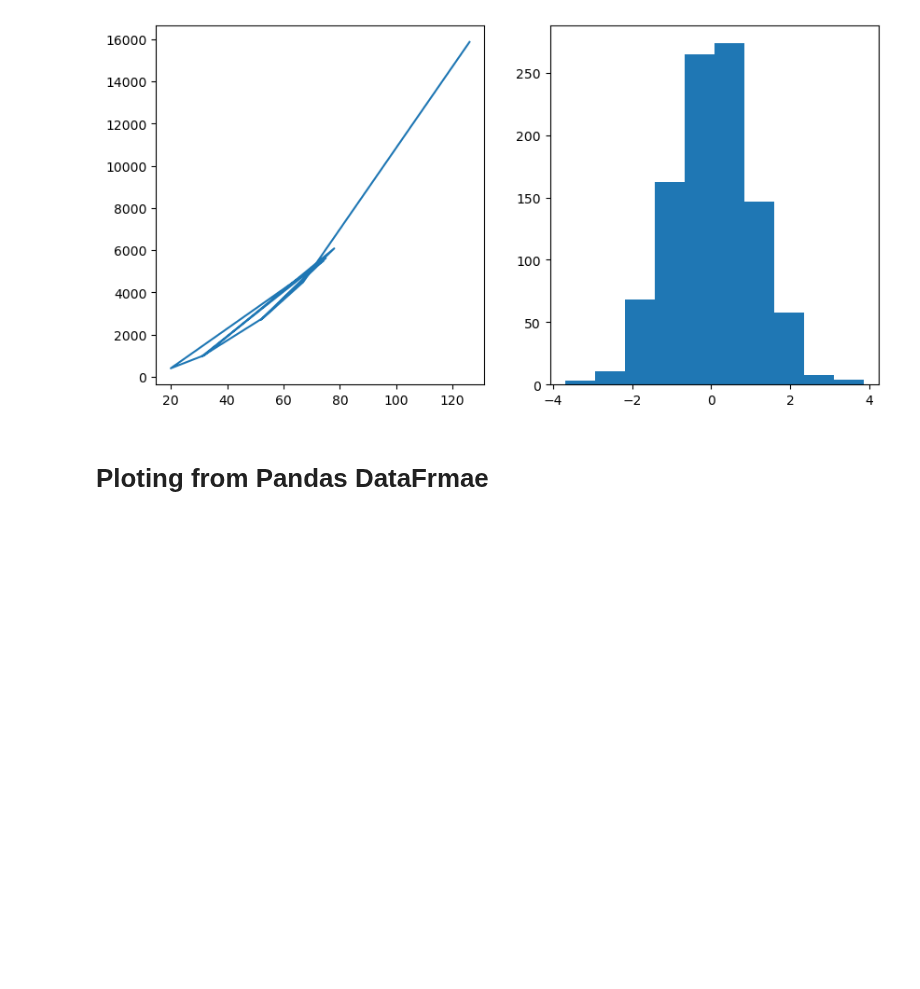
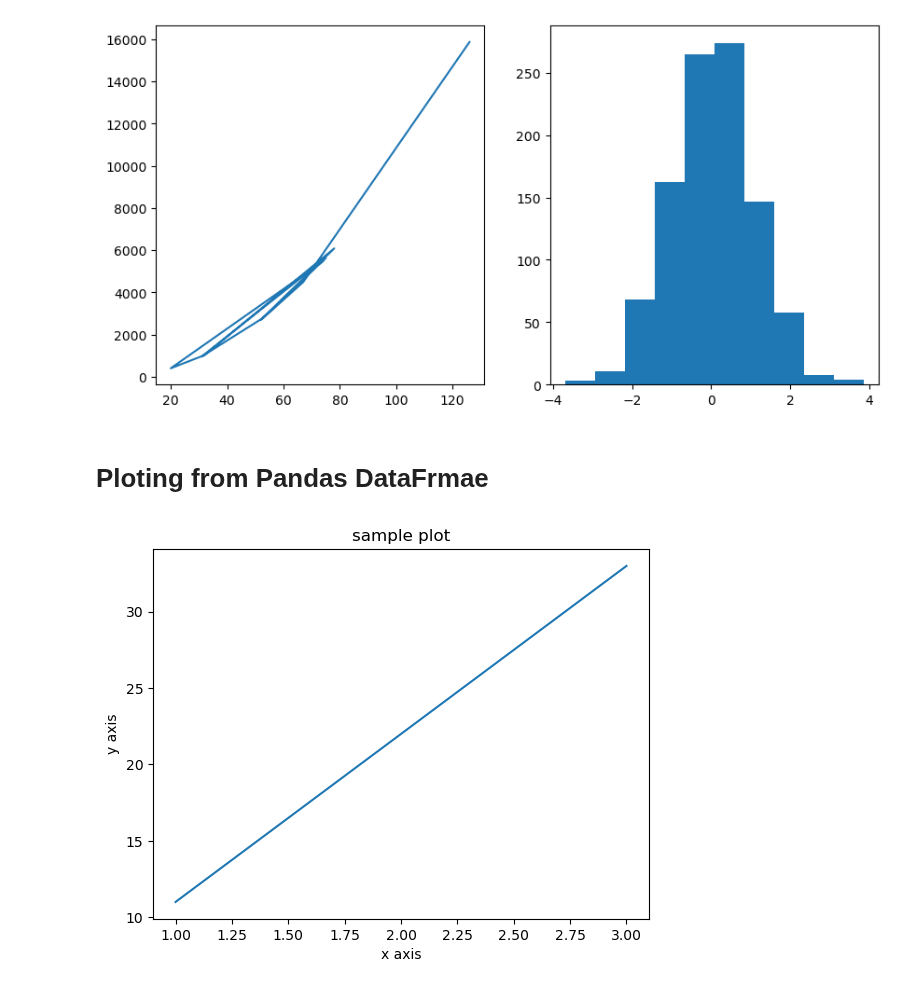
Before and after one commit to adityash97/DataScience, a Jupyter notebook: matplotlib.ipynb, the cells around one changed output. Drawn from its saved outputs; the diff is of its cells as text; code cells hidden in the pictures; blank space fills up the shorter version.

```diff
--- a/matplotlib.ipynb
+++ b/matplotlib.ipynb
@@ -130,0 +136,7 @@ ax[1].hist(np.random.randn(1000));
+# %%
+fig,ax = plt.subplots()
+ax.plot(np.array([1,2,3]),np.array([11,22,33]))
+ax.set(title="sample plot", xlabel="x axis", ylabel="y axis")
+plt.show()
+# %% [output]
+[figure, added]
```
Also changed, not shown: parts of 3 cells of this notebook, 1 other file.
